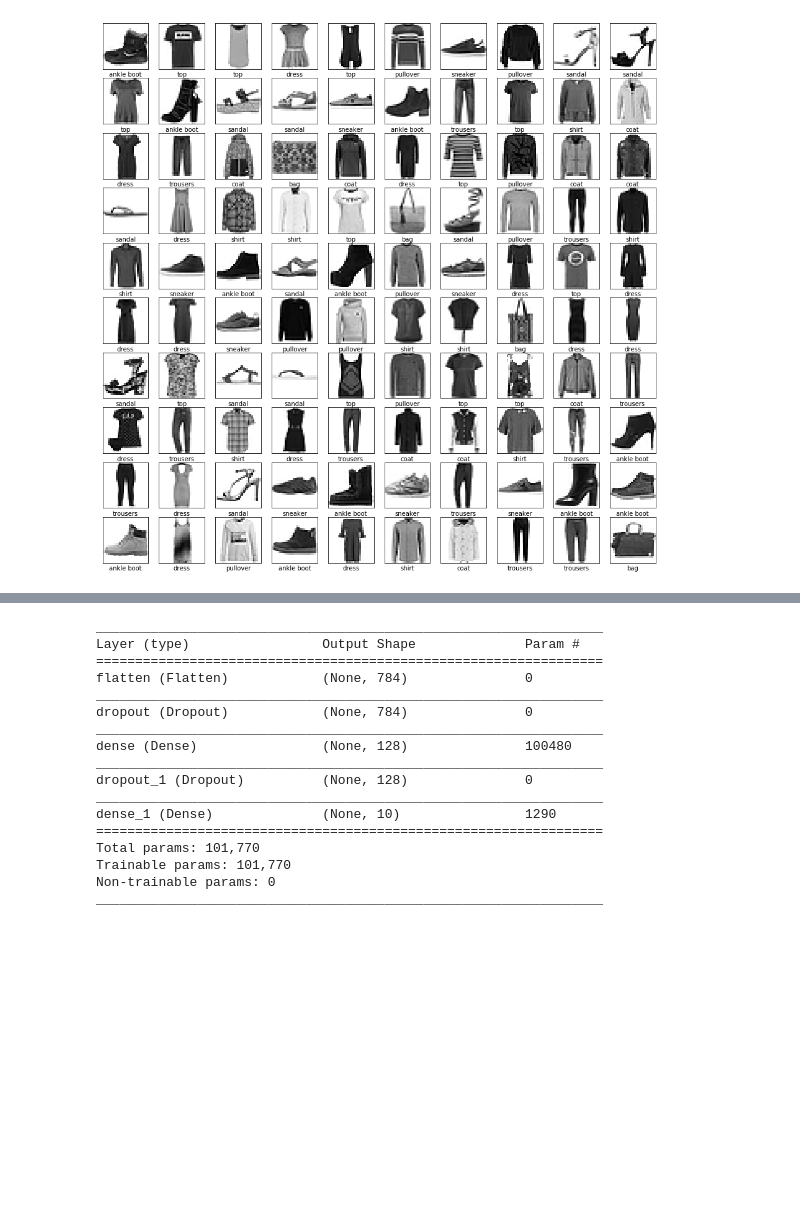
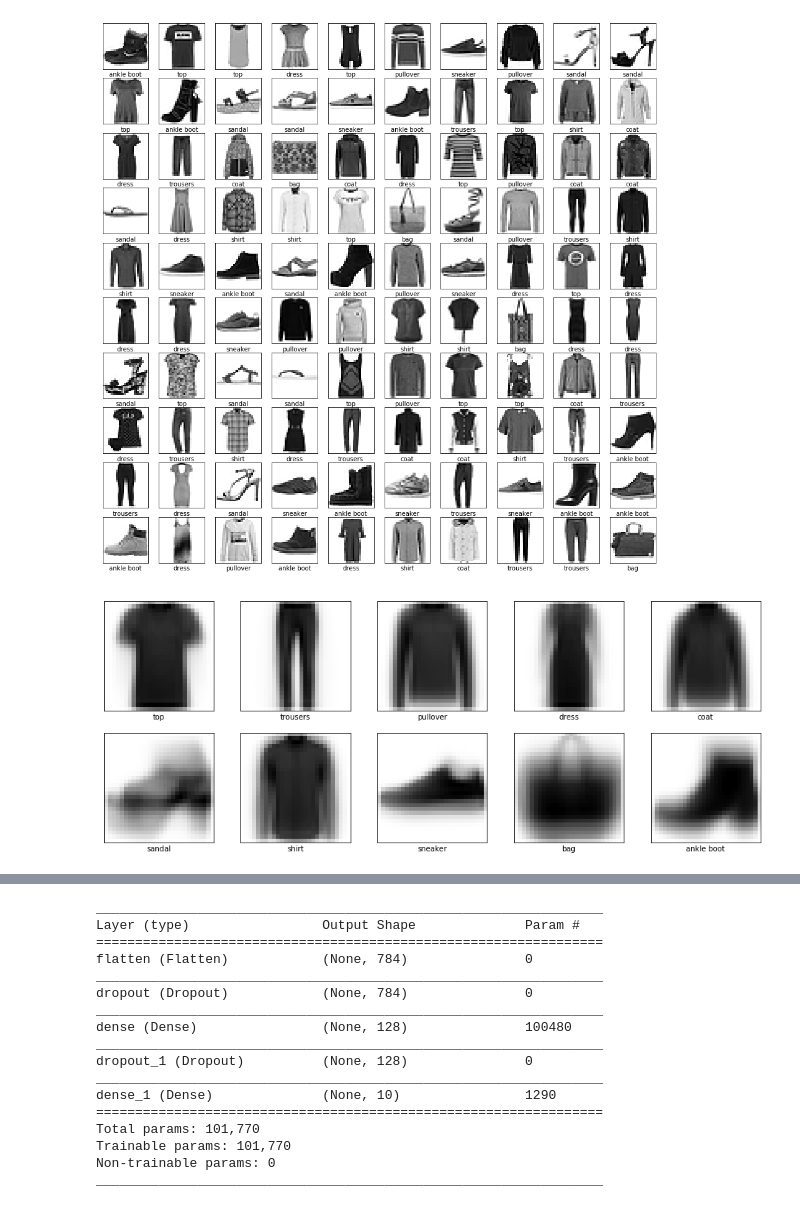
Before and after one commit to czyzi0/ml-notebooks, a Jupyter notebook: fashion-mnist-classification.ipynb, the cells around one changed output, grey strips where cells are left out. Saved outputs shown, nothing was run; the diff lists cells and outputs as text; code cells hidden in the pictures; blank space fills up the shorter version.

```diff
--- a/fashion-mnist-classification.ipynb
+++ b/fashion-mnist-classification.ipynb
@@ -34,6 +32,19 @@ for i in range(images_n ** 2):
     plt.xlabel(labels[train_y[i]])
 # %% [output]
 [figure]
+# %%
+data = {labels[i]: np.mean(train_x[train_y == i], axis=0) for i in np.unique(train_y)}
+
+plt.figure(figsize=(16, 6))
+for i, (label, image) in enumerate(data.items()):
+    plt.subplot(2, 5, i + 1)
+    plt.xticks([])
+    plt.yticks([])
+    plt.imshow(image, cmap=plt.cm.binary)
+    plt.xlabel(label)
+plt.show()
+# %% [output]
+[figure, added]
 # %%
 train_x = train_x / 255
 val_x = val_x / 255
```
Also changed, not shown: parts of 6 cells of this notebook.
